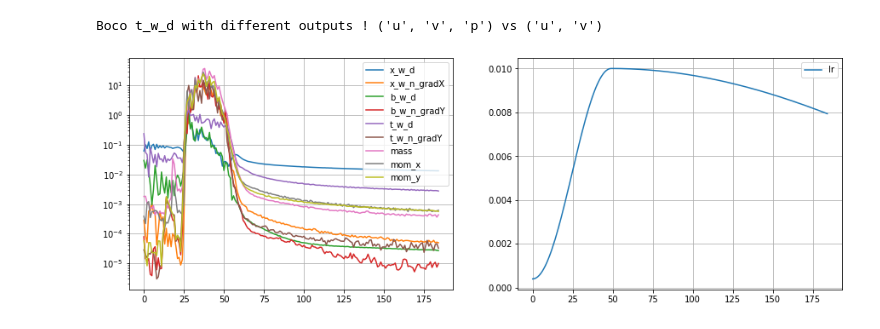
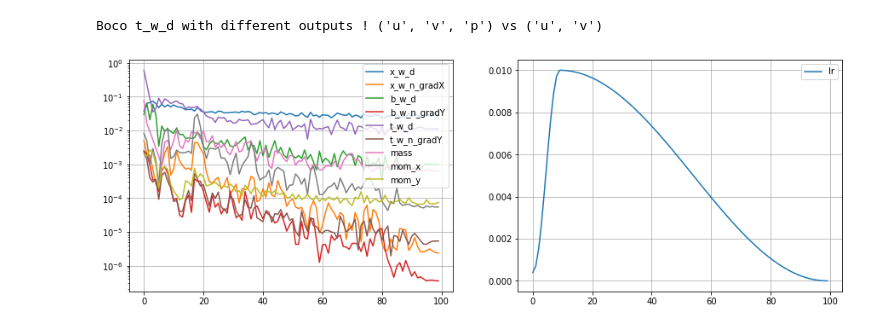
Before and after one commit to juansensio/nangs, a Jupyter notebook: examples/06_DrivenCavity_steady.ipynb, the cells around one changed output. Drawn from its saved outputs; the diff is of its cells as text; code cells hidden in the pictures.

```diff
--- a/examples/06_DrivenCavity_steady.ipynb
+++ b/examples/06_DrivenCavity_steady.ipynb
@@ -71,10 +72,10 @@ pde = NavierStokes2d(inputs=('x', 'y'), outputs=('u', 'v', 'p'))
 # %%
 # mesh
 
-x = np.linspace(0,1,60)
-y = np.linspace(0,1,60)
+x = np.linspace(0,1,20)
+y = np.linspace(0,1,20)
 
-mesh = Mesh({'x': x, 'y': y}, device=device)
+mesh = Mesh({'x': x[1:-1], 'y': y[1:-1]}, device=device)
 pde.set_mesh(mesh)
 # %%
 # left-right walls
@@ -84,12 +85,12 @@ class NeumannX(Neumann):
         dpdx = self.computeGrads(outputs[:, 2], inputs)[:, 0]
         return {'gradX': dpdx}
 
-u0 = np.zeros(2*len(y))
-v0 = np.zeros(2*len(y))
-boco = Dirichlet({'x': np.array([0, 1]), 'y': y}, {'u': u0, 'v': v0}, name='x_w_d', device=device, w=1.)
+u0 = np.zeros(2*len(y[1:-1]))
+v0 = np.zeros(2*len(y[1:-1]))
+boco = Dirichlet({'x': np.array([0, 1]), 'y': y[1:-1]}, {'u': u0, 'v': v0}, name='x_w_d', device=device, w=1.)
 pde.add_boco(boco)
 
-boco = NeumannX({'x': np.array([0, 1]), 'y': y}, name='x_w_n', device=device)
+boco = NeumannX({'x': np.array([0, 1]), 'y': y[1:-1]}, name='x_w_n', device=device)
 pde.add_boco(boco)
 # %% [output]
 Boco x_w_d with different outputs ! ('u', 'v', 'p') vs ('u', 'v')
@@ -103,11 +104,11 @@ class NeumannY(Neumann):
 
 u0 = np.zeros(len(x))
 v0 = np.zeros(len(x))
-boco = Dirichlet({'x': x, 'y': np.array([0])}, {'u': u0, 'v': v0}, name='b_w_d', device=device)
+boco = Dirichlet({'x': x, 'y': y[:1]}, {'u': u0, 'v': v0}, name='b_w_d', device=device)
 pde.add_boco(boco)
 
 
-boco = NeumannY({'x': x, 'y': np.array([0])}, name='b_w_n', device=device)
+boco = NeumannY({'x': x, 'y': y[:1]}, name='b_w_n', device=device)
 pde.add_boco(boco)
 # %% [output]
 Boco b_w_d with different outputs ! ('u', 'v', 'p') vs ('u', 'v')
@@ -116,28 +117,28 @@ Boco b_w_d with different outputs ! ('u', 'v', 'p') vs ('u', 'v')
 
 u0 = np.full(len(x), U)
 v0 = np.zeros(len(x))
-boco = Dirichlet({'x': x, 'y': np.array([1])}, {'u': u0, 'v': v0}, name='t_w_d', device=device, w=1.)
+boco = Dirichlet({'x': x, 'y': y[-1:]}, {'u': u0, 'v': v0}, name='t_w_d', device=device, w=1.)
 pde.add_boco(boco)
 
-boco = NeumannY({'x': x, 'y': np.array([1])}, name='t_w_n', device=device)
+boco = NeumannY({'x': x, 'y': y[-1:]}, name='t_w_n', device=device)
 pde.add_boco(boco)
 # %% [output]
 Boco t_w_d with different outputs ! ('u', 'v', 'p') vs ('u', 'v')
 # %%
 from nangs import MLP
 
-BATCH_SIZE = 1024
+BATCH_SIZE = 32
 LR = 1e-2
-EPOCHS = 500
-NUM_LAYERS = 5
+EPOCHS = 100
+NUM_LAYERS = 1
 NUM_HIDDEN = 256
 
 mlp = MLP(len(pde.inputs), len(pde.outputs), NUM_LAYERS, NUM_HIDDEN).to(device)
 optimizer = torch.optim.Adam(mlp.parameters())
 scheduler = torch.optim.lr_scheduler.OneCycleLR(optimizer, max_lr=LR, pct_start=0.1, total_steps=EPOCHS)
 
 pde.compile(mlp, optimizer, scheduler)
 %time hist = pde.solve(EPOCHS, BATCH_SIZE)
 # %% [output]
-[figure, old version]
+[figure, new version]
 [interactive output not drawn]
```
Also changed, not shown: parts of 4 cells of this notebook, 2 other files.
